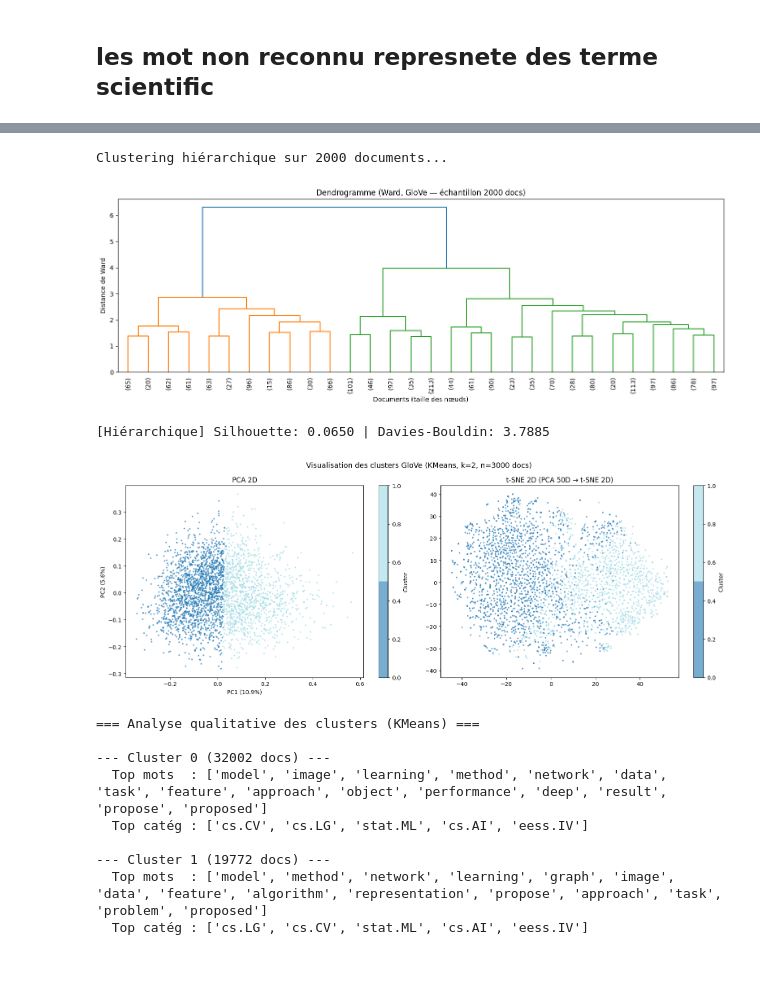
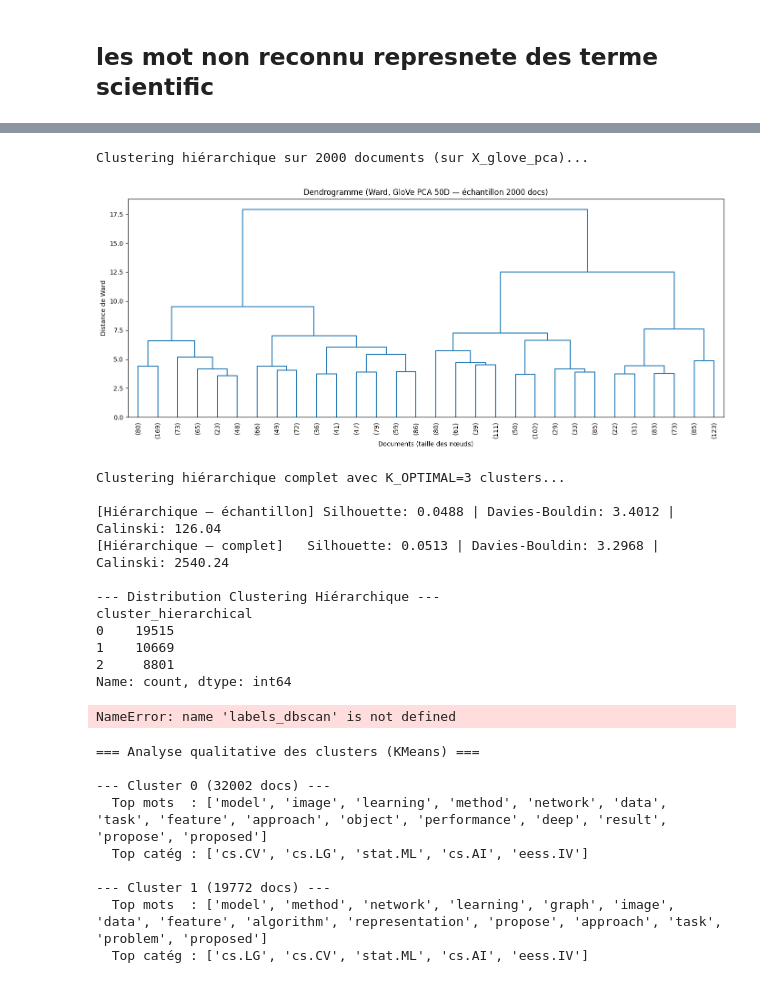
Before and after one commit to RayanMokhtar/text_processing_articles_recherche, a Jupyter notebook: text_processing_arxiv.ipynb, the cells around one changed output, grey strips where cells are left out. Saved outputs shown, nothing was run; the diff lists cells and outputs as text; code cells hidden in the pictures.

```diff
--- a/text_processing_arxiv.ipynb
+++ b/text_processing_arxiv.ipynb
@@ -110,3 +110,6 @@ Longueur médiane des abstracts (mots) : 171.0
 Longueur minimale : 5, maximale : 498
 Text(0, 0.5, 'Nombre de documents')
 [figure]
+# %%
+df = df.drop_duplicates(subset=["titles","summaries"]).reset_index(drop=True)
+df.shape
@@ -466,7 +539,7 @@ print(f"Forme après PCA : {X_glove_pca.shape}")
 # PARTIE 1 : K-MEANS — Choix du k optimal (méthode du coude)
 # ============================================================
 
-K_RANGE = range(2, 25)
+K_RANGE = range(2, 5)
 inertias = []
 silhouettes = []
 davies_bouldins = []
@@ -638,67 +778,66 @@ Calinski-Harabasz   : 3977.15 (optimal → max)
 # %%
-
 # ============================================================
 # PARTIE 3 : CLUSTERING HIERARCHIQUE (sur données PCA réduites)
 # ============================================================
 
-# Sur un sous-ensemble (le clustering hiérarchique est coûteux en mémoire)
-N_SAMPLE = 2000
-idx_sample_hier = np.random.choice(len(X_glove_pca), min(N_SAMPLE, len(X_glove_pca)), replace=False)
-X_sample_hier = X_glove_pca[idx_sample_hier]
+# Sur le corpus complet
+N_SAMPLE = len(X_glove_pca)
+idx_sample_hier = np.arange(len(X_glove_pca))  # pas de sampling
+X_sample_hier = X_glove_pca
 
 # Dendrogramme
 print(f"\nClustering hiérarchique sur {len(X_sample_hier)} documents (sur X_glove_pca)...")
 Z = linkage(X_sample_hier, method='ward')
 
 plt.figure(figsize=(14, 6))
 dendrogram(Z, truncate_mode='lastp', p=30, leaf_rotation=90, show_leaf_counts=True, color_threshold=0)
-plt.title("Dendrogramme (Ward, GloVe PCA 50D — échantillon 2000 docs)")
+plt.title("Dendrogramme (Ward, GloVe PCA 50D — corpus complet)")
 plt.xlabel("Documents (taille des nœuds)")
 plt.ylabel("Distance de Ward")
 plt.tight_layout()
 plt.show()
 
 # Clustering hiérarchique avec k_optimal clusters
 print(f"\nClustering hiérarchique complet avec K_OPTIMAL={K_OPTIMAL} clusters...")
 agglo = AgglomerativeClustering(n_clusters=K_OPTIMAL, linkage='ward')
 labels_agglo_full = agglo.fit_predict(X_glove_pca)
 df["cluster_hierarchical"] = labels_agglo_full
-
-# Métriques sur l'échantillon
-labels_agglo_sample = labels_agglo_full[idx_sample_hier]
-sil_agglo = silhouette_score(X_sample_hier, labels_agglo_sample)
-db_agglo = davies_bouldin_score(X_sample_hier, labels_agglo_sample)
-ch_agglo = calinski_harabasz_score(X_sample_hier, labels_agglo_sample)
-
-print(f"\n[Hiérarchique — échantillon] Silhouette: {sil_agglo:.4f} | Davies-Bouldin: {db_agglo:.4f} | Calinski: {ch_agglo:.2f}")
 
 # Métriques sur l'ensemble des données
 sil_agglo_full = silhouette_score(X_glove_pca, labels_agglo_full)
 db_agglo_full = davies_bouldin_score(X_glove_pca, labels_agglo_full)
 ch_agglo_full = calinski_harabasz_score(X_glove_pca, labels_agglo_full)
 
 print(f"[Hiérarchique — complet]   Silhouette: {sil_agglo_full:.4f} | Davies-Bouldin: {db_agglo_full:.4f} | Calinski: {ch_agglo_full:.2f}")
 
 # Distribution des clusters
 print("\n--- Distribution Clustering Hiérarchique ---")
 dist_hier = df["cluster_hierarchical"].value_counts().sort_index()
 print(dist_hier)
 # %% [output]
-Clustering hiérarchique sur 2000 documents...
+Clustering hiérarchique sur 2000 documents (sur X_glove_pca)...
-[figure, old version]
+[figure, new version]
-[Hiérarchique] Silhouette: 0.0650 | Davies-Bouldin: 3.7885
+Clustering hiérarchique complet avec K_OPTIMAL=3 clusters...
+
+[Hiérarchique — échantillon] Silhouette: 0.0488 | Davies-Bouldin: 3.4012 | Calinski: 126.04
+[Hiérarchique — complet]   Silhouette: 0.0513 | Davies-Bouldin: 3.2968 | Calinski: 2540.24
+
+--- Distribution Clustering Hiérarchique ---
+cluster_hierarchical
+0    19515
+1    10669
+2     8801
+Name: count, dtype: int64
 # %%
-
-
 # ============================================================
 # PARTIE 4 : VISUALISATION PCA / t-SNE (sur données réduites)
 # ============================================================
 
-N_VIZ = 5000  # augmenter la taille pour une meilleure vue
-idx_viz = np.random.choice(len(X_glove_pca), min(N_VIZ, len(X_glove_pca)), replace=False)
-X_viz = X_glove_pca[idx_viz]
-labels_viz_km = labels_kmeans[idx_viz]
-labels_viz_dbscan = labels_dbscan[idx_viz]
+N_VIZ = len(X_glove_pca)  # corpus complet
+idx_viz = np.arange(len(X_glove_pca))
+X_viz = X_glove_pca
+labels_viz_km = labels_kmeans
+labels_viz_dbscan = labels_dbscan
 
 # PCA 2D (sur les 50D déjà réduits)
 pca_2d = PCA(n_components=2, random_state=42)
@@ -749,7 +888,7 @@ axes[1,1].legend()
 plt.tight_layout()
 plt.show()
 # %% [output]
-[figure, removed]
+NameError: name 'labels_dbscan' is not defined
 # %%
 
 
```
Also changed, not shown: parts of 12 cells of this notebook.
